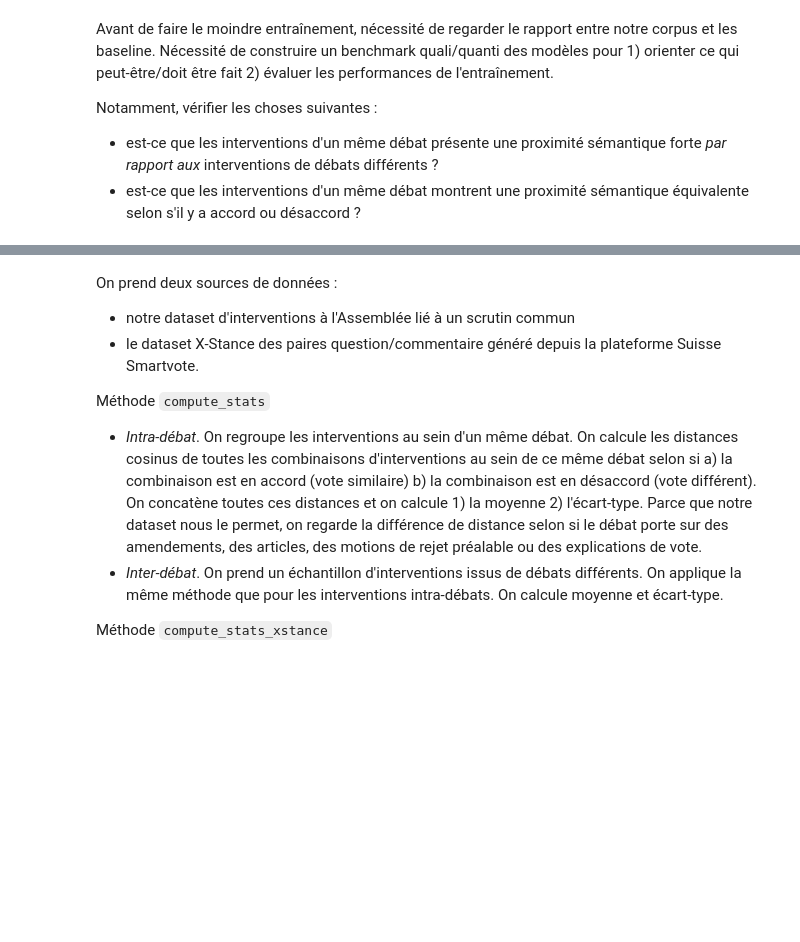
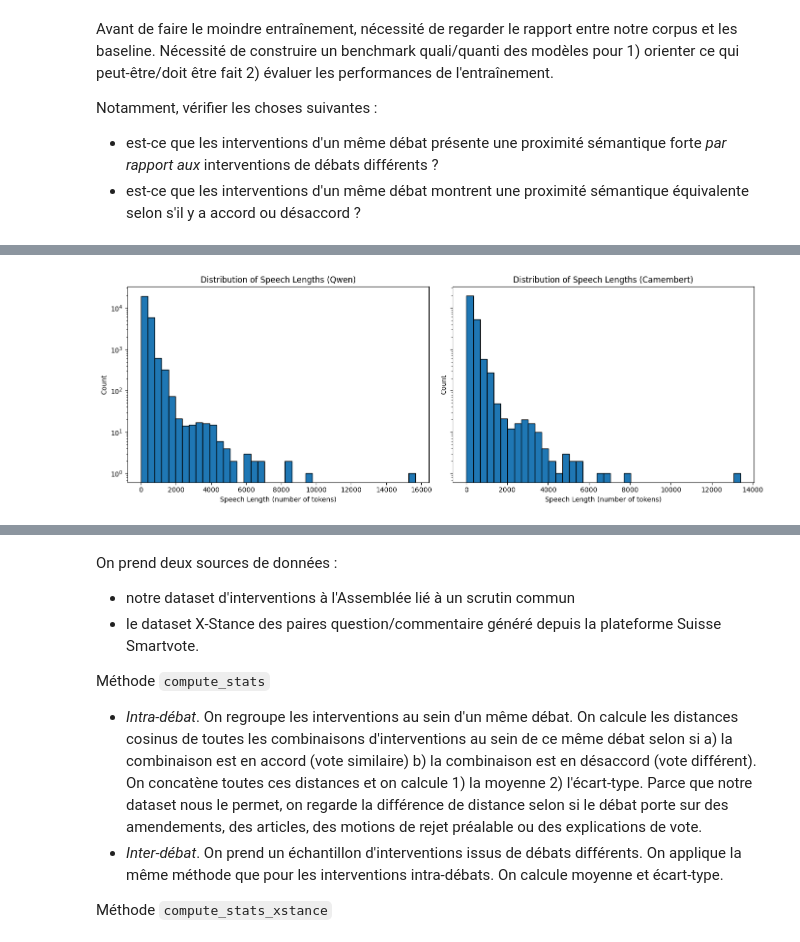
Before and after one commit to medialab/parlement_nlp, a Jupyter notebook: analyse/exploration.ipynb, the cells around one changed output, grey strips where cells are left out. Drawn from its saved outputs; the diff is of its cells as text; code cells hidden in the pictures; blank space fills up the shorter version.

```diff
--- a/analyse/exploration.ipynb
+++ b/analyse/exploration.ipynb
@@ -17,0 +20,2 @@ from os.path import join
+# %%
+dataset = pd.read_csv("./assets/dataset.csv")
@@ -17,0 +93,33 @@ from os.path import join
+# %%
+qwen_tokenizer = AutoTokenizer.from_pretrained("Qwen/Qwen3-Embedding-0.6B")
+camembert_tokenizer = AutoTokenizer.from_pretrained("Lajavaness/sentence-camembert-large")
+
+def qwen_length(string):
+    tokens = qwen_tokenizer(string)
+    return len(tokens["input_ids"])
+
+def camembert_length(string):
+    tokens = camembert_tokenizer(string)
+    return len(tokens["input_ids"])
+
+# Calculate speech length as number of words for each speech
+dataset['speech_tokens_qwen'] = dataset['speech'].apply(qwen_length)
+dataset['speech_tokens_camembert'] = dataset['speech'].apply(camembert_length)
+# %%
+# Plot the distribution of token lengths for both tokenizers
+fig, axes = plt.subplots(1, 2, figsize=(14, 5), sharey=True)
+
+axes[0].hist(dataset['speech_tokens_qwen'], bins=40, edgecolor='black', log=True)
+axes[0].set_title('Distribution of Speech Lengths (Qwen)')
+axes[0].set_xlabel('Speech Length (number of tokens)')
+axes[0].set_ylabel('Count')
+
+axes[1].hist(dataset['speech_tokens_camembert'], bins=40, edgecolor='black', log=True)
+axes[1].set_title('Distribution of Speech Lengths (Camembert)')
+axes[1].set_xlabel('Speech Length (number of tokens)')
+axes[1].set_ylabel('Count')
+
+plt.tight_layout()
+plt.show()
+# %% [output]
+[figure, added]
```
Also changed, not shown: parts of 24 cells of this notebook.
